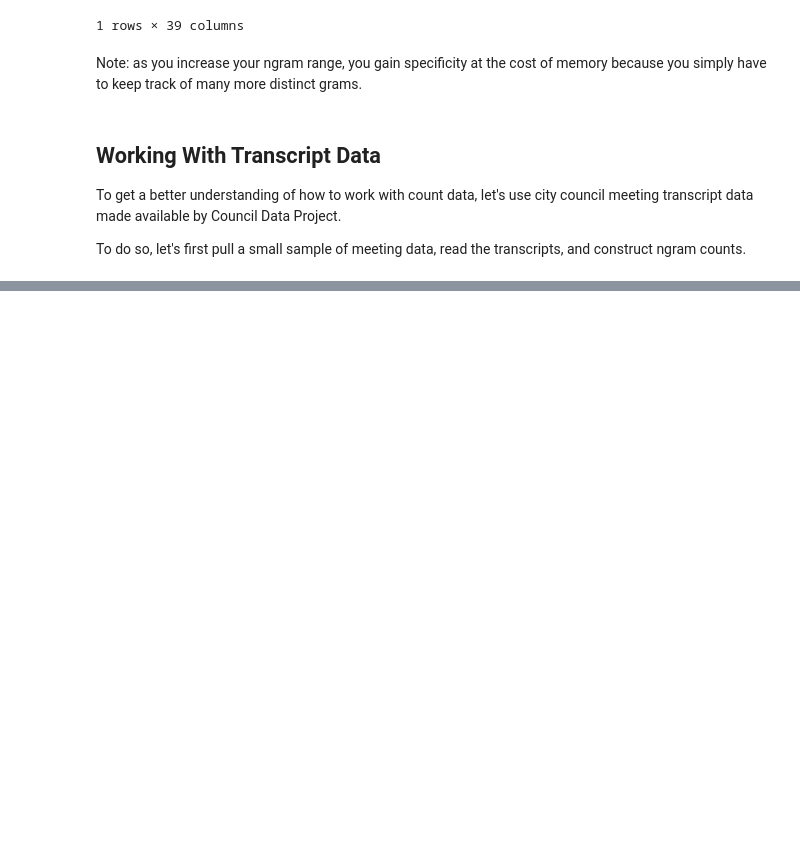
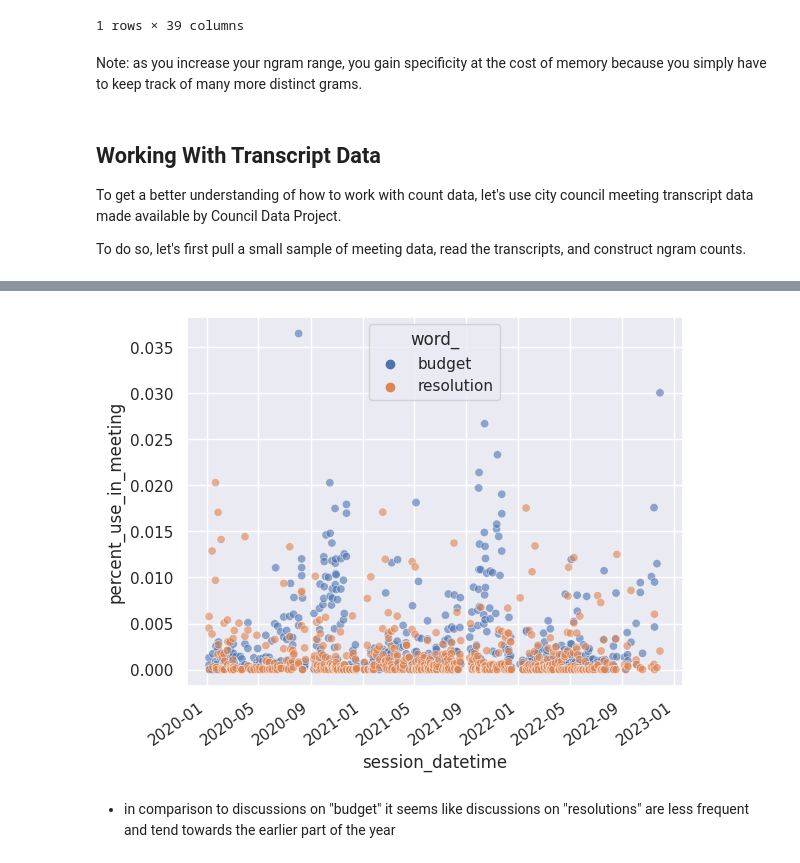
Before and after one commit to PugetSoundClinic-PIT/ml-for-pit, a Jupyter notebook: content/03/lecture.ipynb, the cells around one changed output, grey strips where cells are left out. Drawn from its saved outputs; the diff is of its cells as text; code cells hidden in the pictures; blank space fills up the shorter version.

```diff
--- a/content/03/lecture.ipynb
+++ b/content/03/lecture.ipynb
@@ -250,0 +345,17 @@ _ = plt.xticks(rotation=35, ha="right")
+# %%
+# Select the words we are interested in
+target_counts = meeting_counts[meeting_counts["word_"].isin(["budget", "resolution"])]
+
+# Plot the responses for different events and regions
+sns.scatterplot(
+    x="session_datetime",
+    y="percent_use_in_meeting",
+    hue="word_",
+    alpha=0.6,
+    data=target_counts,
+)
+_ = plt.xticks(rotation=35, ha="right")
+# %% [output]
+[figure, added]
+# %% [markdown]
+* in comparison to discussions on "budget" it seems like discussions on "resolutions" are less frequent and tend towards the earlier part of the year
```
Also changed, not shown: parts of 57 cells of this notebook.
